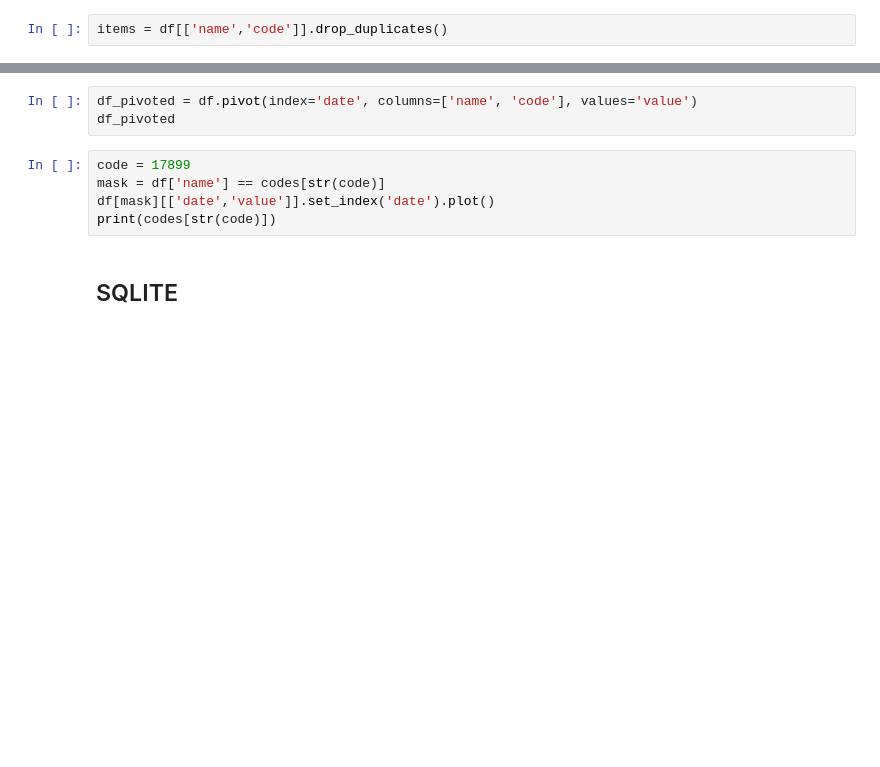
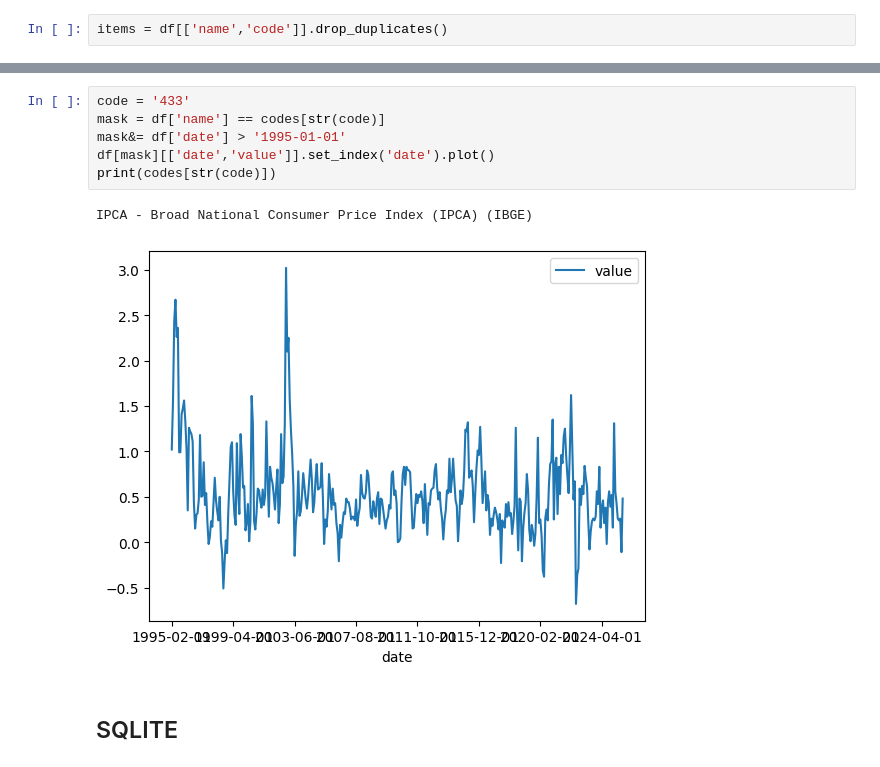
Before and after one commit to faustostangler/FLY, a Jupyter notebook: playgroung.ipynb, the cells around one changed output, grey strips where cells are left out. Saved outputs shown, nothing was run; the diff lists cells and outputs as text; blank space fills up the shorter version.

```diff
--- a/playgroung.ipynb
+++ b/playgroung.ipynb
@@ -596,11 +628,12 @@ for item in items.iterrows():
-# %%
-df_pivoted = df.pivot(index='date', columns=['name', 'code'], values='value')
-df_pivoted
 # %%
-code = 17899
+code = '433'
 mask = df['name'] == codes[str(code)]
+mask&= df['date'] > '1995-01-01'
 df[mask][['date','value']].set_index('date').plot()
 print(codes[str(code)])
+# %% [output]
+IPCA - Broad National Consumer Price Index (IPCA) (IBGE)
+[figure, added]
 # %% [markdown]
 ## SQLITE
 # %%
```
Also changed, not shown: parts of 2 cells of this notebook.
